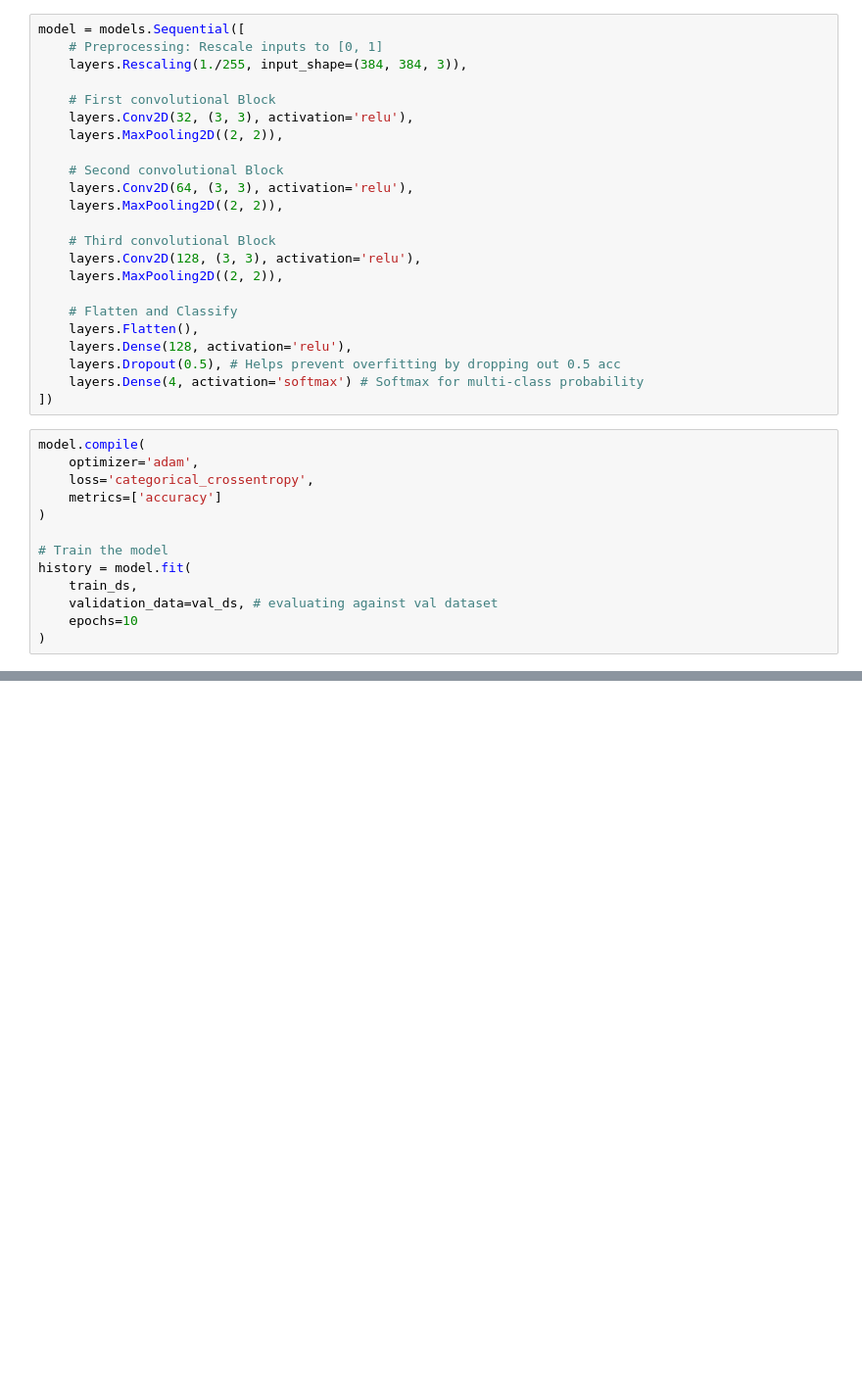
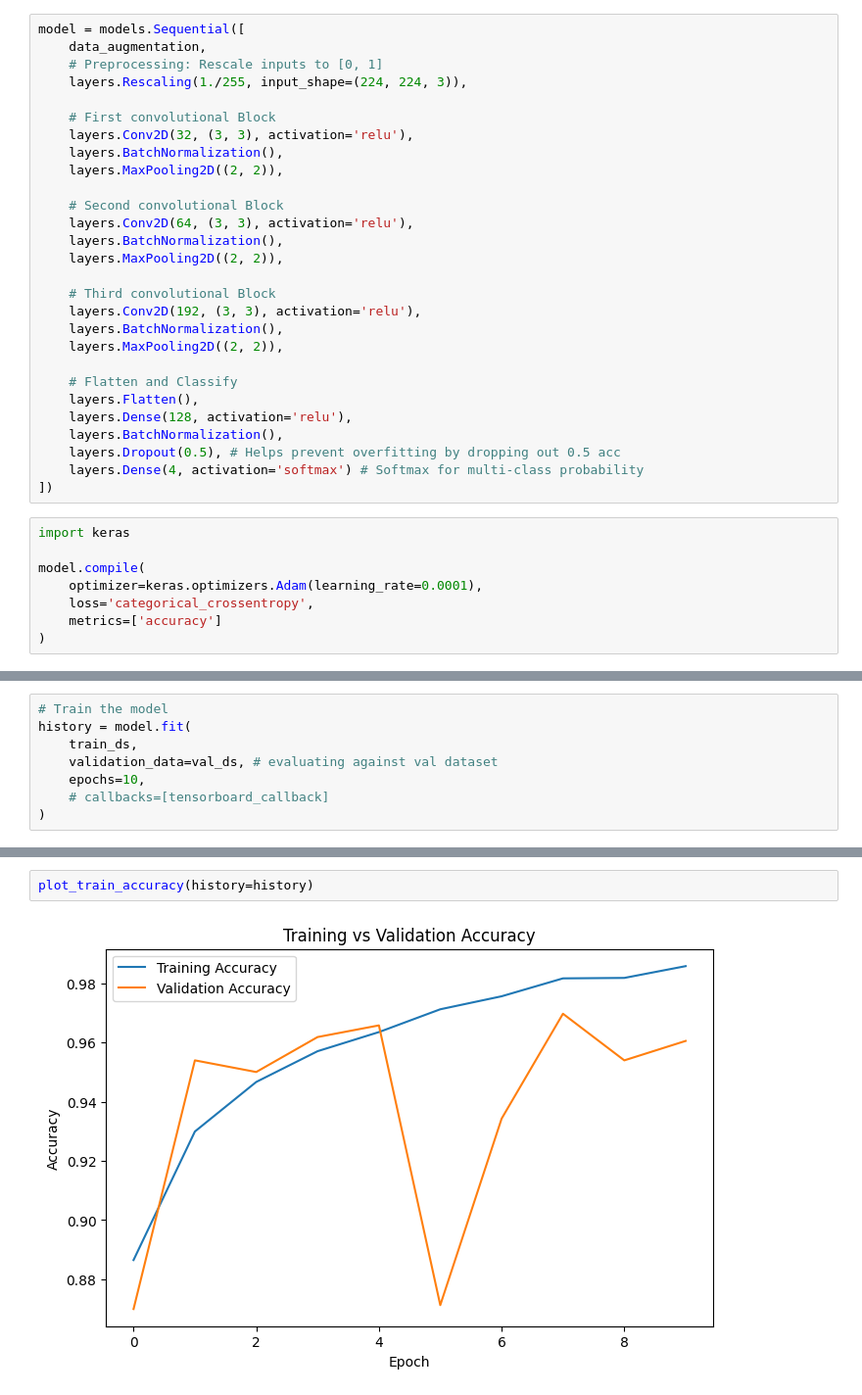
Before and after one commit to joshanjohn/CXC-FYP-Griffith, a Jupyter notebook: backend/notebook/CXV1/CXC103.ipynb, the cells around one changed output, grey strips where cells are left out. Shown at 98% size. Drawn from its saved outputs; the diff is of its cells as text; blank space fills up the shorter version.

```diff
--- a/backend/notebook/CXV1/CXC103.ipynb
+++ b/backend/notebook/CXV1/CXC103.ipynb
@@ -133,36 +196,36 @@ data_augmentation = models.Sequential([
 # %%
 model = models.Sequential([
+    data_augmentation,
     # Preprocessing: Rescale inputs to [0, 1]
-    layers.Rescaling(1./255, input_shape=(384, 384, 3)),
+    layers.Rescaling(1./255, input_shape=(224, 224, 3)),
 
     # First convolutional Block
     layers.Conv2D(32, (3, 3), activation='relu'),
+    layers.BatchNormalization(),
     layers.MaxPooling2D((2, 2)),
 
     # Second convolutional Block
     layers.Conv2D(64, (3, 3), activation='relu'),
+    layers.BatchNormalization(),
     layers.MaxPooling2D((2, 2)),
 
     # Third convolutional Block
-    layers.Conv2D(128, (3, 3), activation='relu'),
+    layers.Conv2D(192, (3, 3), activation='relu'),
+    layers.BatchNormalization(),
     layers.MaxPooling2D((2, 2)),
 
     # Flatten and Classify
     layers.Flatten(),
     layers.Dense(128, activation='relu'),
+    layers.BatchNormalization(),
     layers.Dropout(0.5), # Helps prevent overfitting by dropping out 0.5 acc
     layers.Dense(4, activation='softmax') # Softmax for multi-class probability
 ])
 # %%
+import keras
+
 model.compile(
-    optimizer='adam',
+    optimizer=keras.optimizers.Adam(learning_rate=0.0001),
     loss='categorical_crossentropy',
     metrics=['accuracy']
 )
-
-# Train the model
-history = model.fit(
-    train_ds,
-    validation_data=val_ds, # evaluating against val dataset
-    epochs=10
-)
@@ -190,0 +236,8 @@ Epoch 10/10
+# %%
+# Train the model
+history = model.fit(
+    train_ds,
+    validation_data=val_ds, # evaluating against val dataset
+    epochs=10,
+    # callbacks=[tensorboard_callback]
+)
@@ -190,0 +265,4 @@ Epoch 10/10
+# %%
+plot_train_accuracy(history=history)
+# %% [output]
+[figure, added]
```
Also changed, not shown: parts of 27 cells of this notebook, 9 other files.
